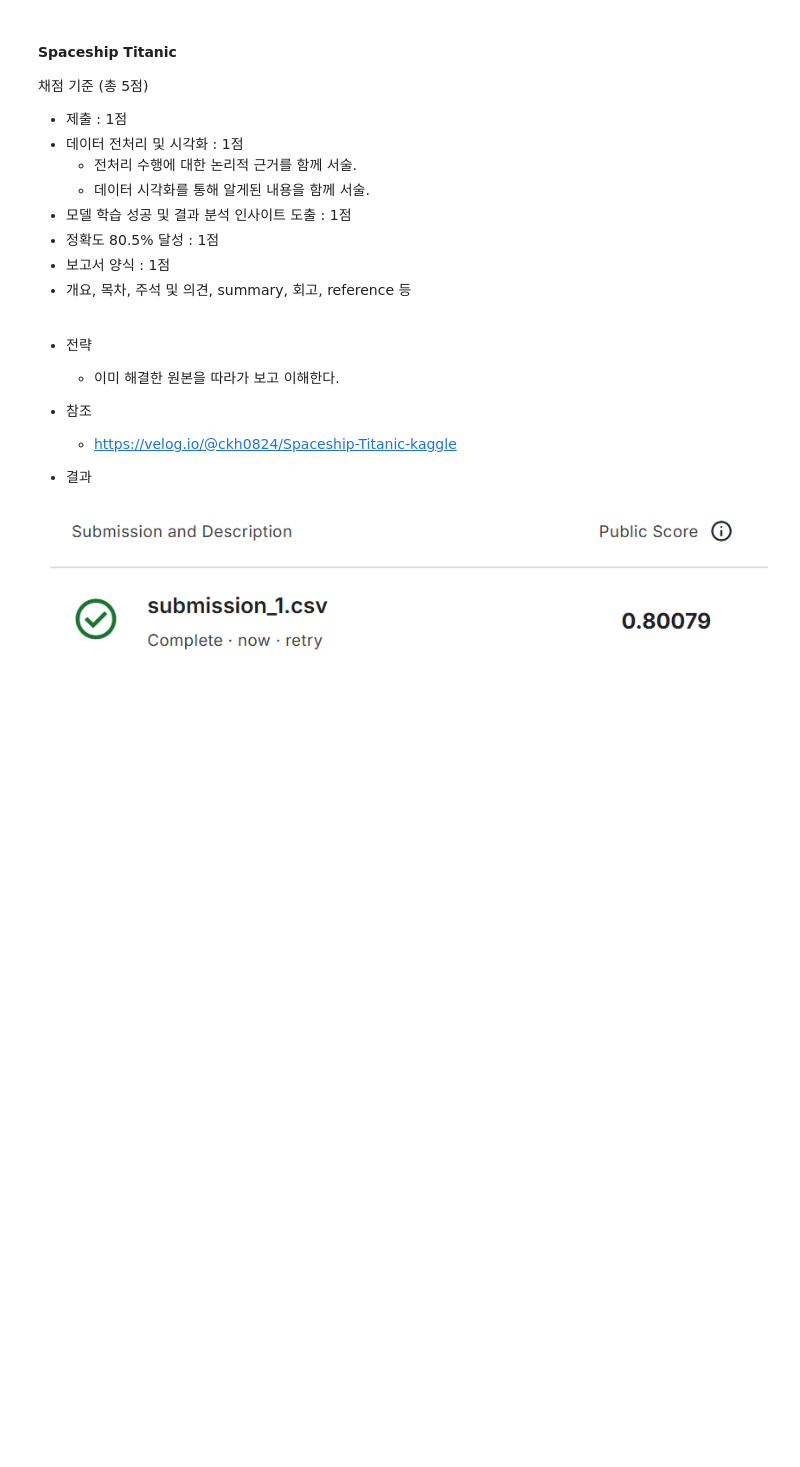
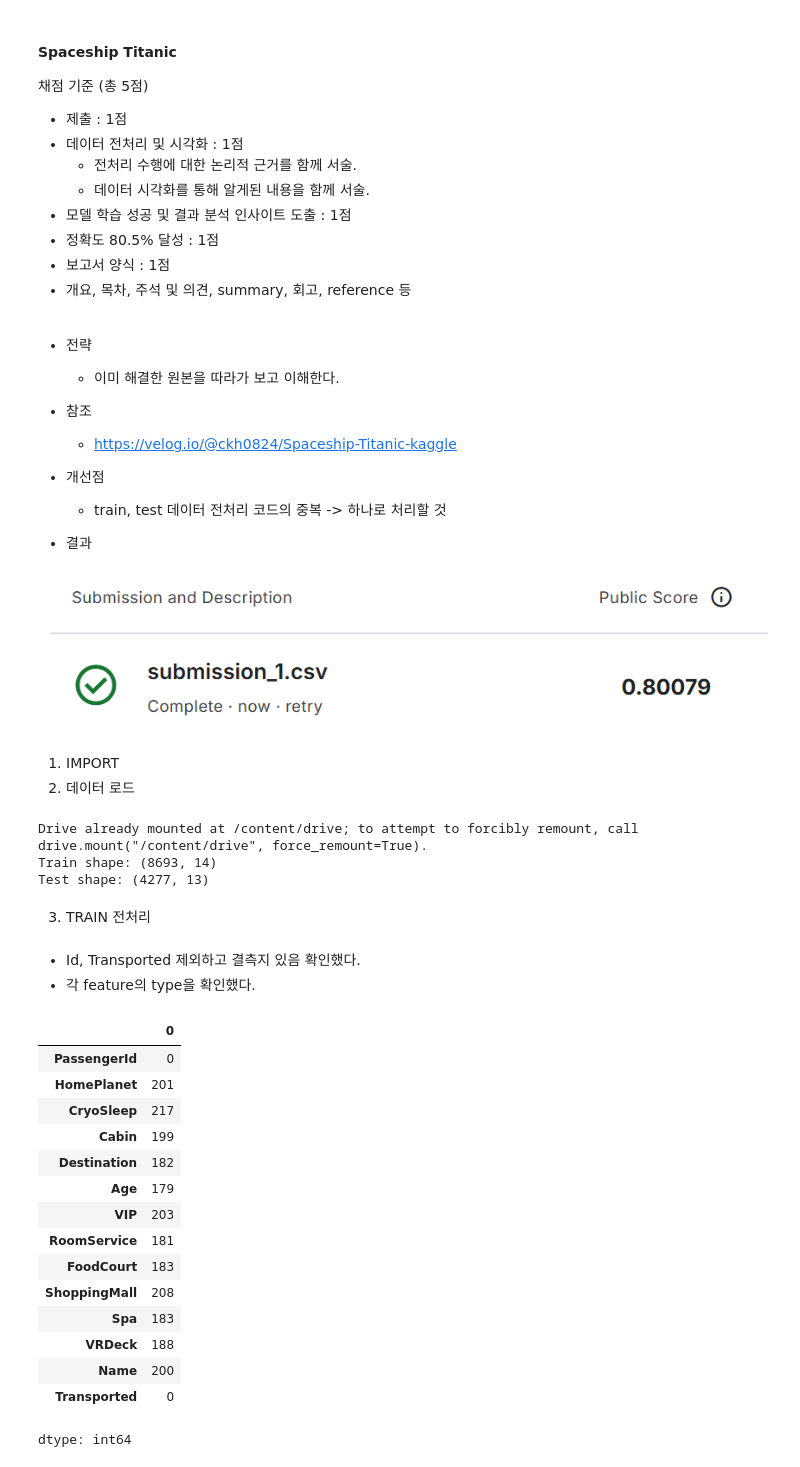
Before and after one commit to wide-bridge/BAE_JH_AIFFEL_quest_eng, a Jupyter notebook: Main_Quest/Quest01/26_01_26_kaggle.ipynb, the cells around one changed output. Drawn from its saved outputs; the diff is of its cells as text; code cells hidden in the pictures; blank space fills up the shorter version.

```diff
--- a/Main_Quest/Quest01/26_01_26_kaggle.ipynb
+++ b/Main_Quest/Quest01/26_01_26_kaggle.ipynb
@@ -19,6 +19,73 @@
 * 참조
   * https://velog.io/@ckh0824/Spaceship-Titanic-kaggle
 
+* 개선점
+  * train, test 데이터 전처리 코드의 중복 -> 하나로 처리할 것
+
 * 결과
 
 ![result.png](embedded-picture-1)
+# %% [markdown]
+1. IMPORT
+2. 데이터 로드
+# %%
+#------------------------------------------------------------------------------
+# kaggle : Spaceship Titanic - 1. 원본 feature 사용
+#------------------------------------------------------------------------------
+
+#------------------------------------------------------------------------------
+# 1. IMPORT
+#------------------------------------------------------------------------------
+import pandas as pd
+import numpy as np
+import matplotlib.pyplot as plt
+import seaborn as sns
+import warnings
+warnings.simplefilter(action='ignore')
+
+from sklearn.model_selection import train_test_split, GridSearchCV
+from sklearn.ensemble import RandomForestClassifier
+from sklearn.decomposition import PCA
+
+#------------------------------------------------------------------------------
+# 2. 데이터 로드
+#------------------------------------------------------------------------------
+from google.colab import drive
+drive.mount('/content/drive')
+
+DATA_PATH = "/content/drive/MyDrive/kaggle/spaceship_titanic"
+
+train_data = pd.read_csv(f"{DATA_PATH}/train.csv")
+test_data = pd.read_csv(f"{DATA_PATH}/test.csv")
+sample_submission = pd.read_csv(f"{DATA_PATH}/sample_submission.csv")
+
+print("Train shape:", train_data.shape)
+print("Test shape:", test_data.shape)
+# %% [output]
+Drive already mounted at /content/drive; to attempt to forcibly remount, call drive.mount("/content/drive", force_remount=True).
+Train shape: (8693, 14)
+Test shape: (4277, 13)
+# %% [markdown]
+ 3. TRAIN 전처리
+# %% [markdown]
+* Id, Transported 제외하고 결측지 있음 확인했다.
+* 각 feature의 type을 확인했다.
+# %%
+train_data.isna().sum()
+# %% [output]
+|  | 0 |
+| PassengerId | 0 |
+| HomePlanet | 201 |
+| CryoSleep | 217 |
+| Cabin | 199 |
+| Destination | 182 |
+| Age | 179 |
+| VIP | 203 |
+| RoomService | 181 |
+| FoodCourt | 183 |
+| ShoppingMall | 208 |
+| Spa | 183 |
+| VRDeck | 188 |
+| Name | 200 |
+| Transported | 0 |
+dtype: int64
```
Also changed, not shown: parts of 16 cells of this notebook.
